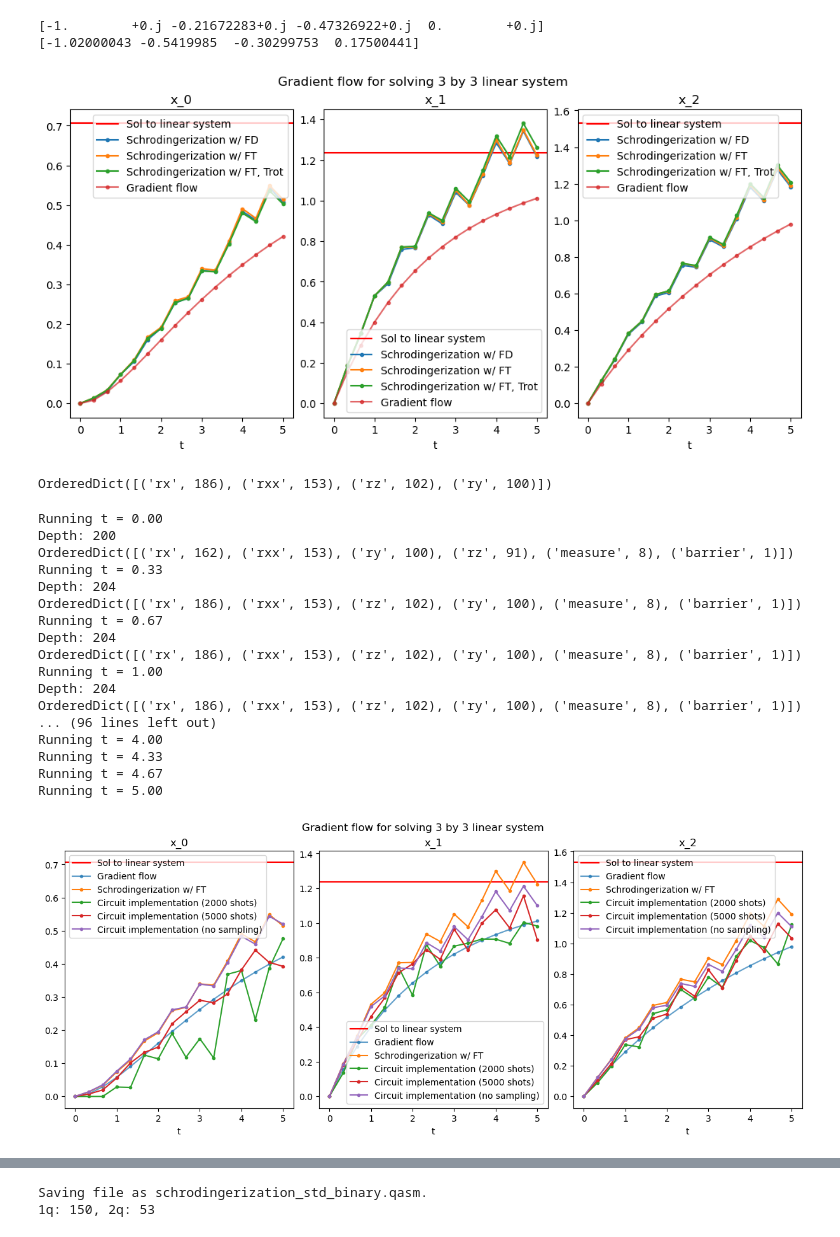
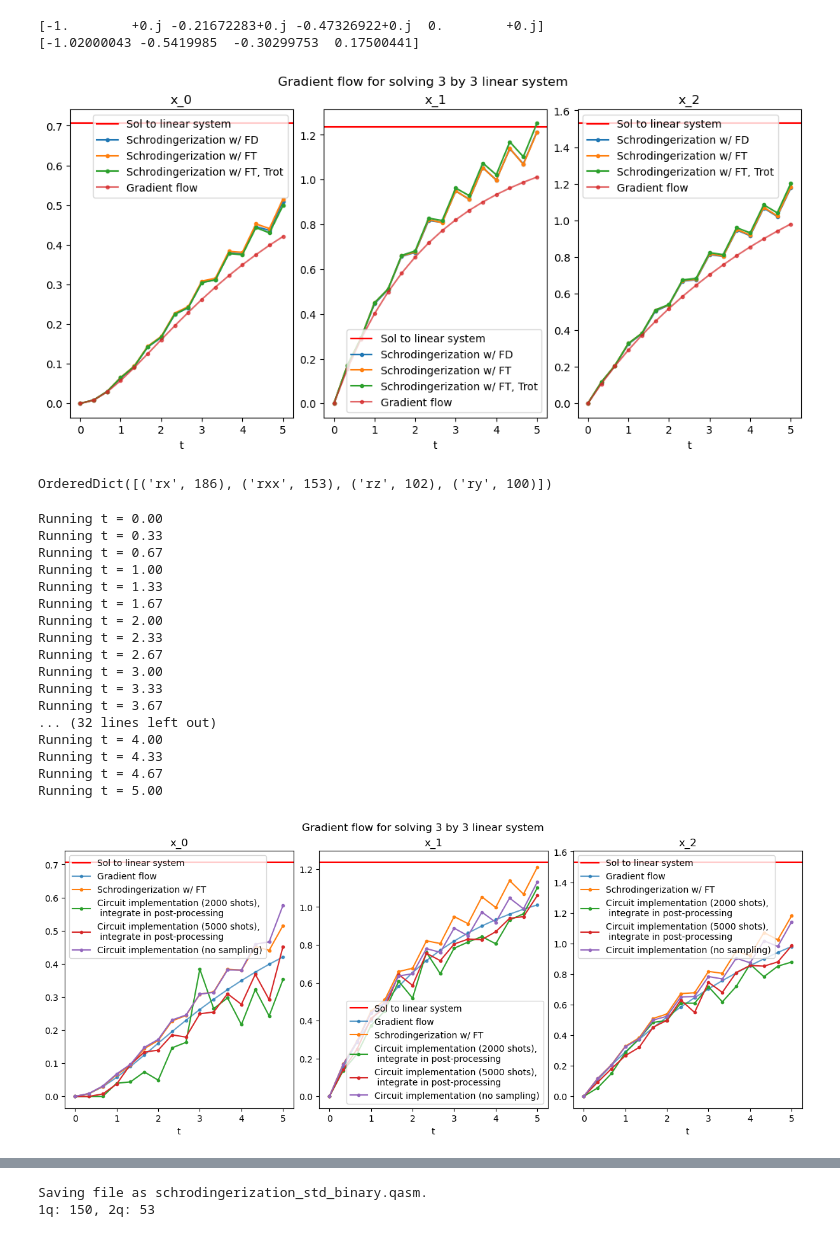
Before and after one commit to jli0108/quantum-diff-eq-ham-ebd, a Jupyter notebook: linear_system_std_binary.ipynb, the cells around one changed output, grey strips where cells are left out. Drawn from its saved outputs; the diff is of its cells as text; code cells hidden in the pictures.

```diff
--- a/linear_system_std_binary.ipynb
+++ b/linear_system_std_binary.ipynb
@@ -133,23 +133,26 @@ b:
  [0.33799841]]
 Ground truth: [0.70588235 1.23529412 1.52941176]
 # %%
-R = 7
-L = -R
+# R = 7
+# n_p = 6
+R = 6
 n_p = 6
 # R = 3.5
-# L = -R
 # n_p = 4
 N_p = 2 ** n_p
-h = (R - L) / (N_p - 1)
+h = (2 * R) / (N_p - 1)
+p = np.linspace(-R, R, N_p)
+
 n_x = int(np.log2(A_tilde.shape[0]))
 print("N_p:", N_p)
 print(f"Total number of qubits: {n_p + n_x}")
 T = 5
+# T = 5
 N_t = 16
 r = 5
-u_recover = solve_gradient_flow(A, b, x_0, N_p, L, R, T, N_t, schrodingerization)
-u_recover_ft = solve_gradient_flow(A, b, x_0, N_p, L, R, T, N_t, schrodingerization_ft)
-u_recover_trot = solve_gradient_flow(A, b, x_0, N_p, L, R, T, N_t, schrodingerization_ft_trot, r=r)
+u_recover = solve_gradient_flow(A, b, x_0, N_p, R, T, N_t, schrodingerization)
+u_recover_ft = solve_gradient_flow(A, b, x_0, N_p, R, T, N_t, schrodingerization_ft)
+u_recover_trot = solve_gradient_flow(A, b, x_0, N_p, R, T, N_t, schrodingerization_ft_trot, r=r)
 
 print(f"Relative error (Schrodingerization): {np.linalg.norm(u_recover[-1,:] - x_sol) / np.linalg.norm(x_sol) : 0.3f}")
 print(f"Relative error (Schrodingerization with FT): {np.linalg.norm(u_recover_ft[-1,:] - x_sol) / np.linalg.norm(x_sol) : 0.3f}")
@@ -223,7 +226,7 @@ for i in range(3):
 plt.suptitle(f"Gradient flow for solving {dimension} by {dimension} linear system")
 plt.show()
 # %% [output]
-[figure, old version]
+[figure, new version]
 # %%
 # x,y,z = np.random.randn(), np.random.randn(), np.random.randn()
 # a_vec = np.array([x,y,z])
@@ -563,5 +590,5 @@ plt.show()
 # %%
-circuit = get_full_circuit(n_x, n_p, T, H_1, H_2, r, L, R)
+circuit = get_full_circuit(n_x, n_p, T, H_1, H_2, r, R)
 # circuit.measure_all()
 compiled_circuit = transpile(circuit, basis_gates=['rx', 'ry', 'rz', 'rxx'], optimization_level=1)
 compiled_circuit.count_ops()
@@ -593,9 +620,10 @@ for i in range(3):
     # axs[i].set_ylim([-2, 2])
 
 
-p = np.linspace(L, R, N_p)
-amplitude_vector = np.fft.fft(np.exp(-np.abs(p)), norm="ortho")
-normalization_factor = np.linalg.norm(amplitude_vector)
+# amplitude_vector = np.fft.fft(np.exp(-np.abs(p)), norm="ortho")
+# normalization_factor = np.linalg.norm(amplitude_vector)
+# Analytical approximation of normalization factor
+normalization_factor_state_prep = np.sqrt((1 - np.exp(-2 * R)) / h)
 n = n_x + n_p
 
 for shots in shots_vals:
@@ -604,11 +632,11 @@ for shots in shots_vals:
         print(f"Running t ={t : 0.2f}")
 
         # Simulate with sampling
-        circuit = get_full_circuit(n_x, n_p, t, H_1, H_2, r, L, R)
+        circuit = get_full_circuit(n_x, n_p, t, H_1, H_2, r, R)
         circuit.measure_all()
         compiled_circuit = transpile(circuit, basis_gates=['rx', 'ry', 'rz', 'rxx'], optimization_level=1)
-        print("Depth:", compiled_circuit.depth())
-        print(compiled_circuit.count_ops())
+        # print("Depth:", compiled_circuit.depth())
+        # print(compiled_circuit.count_ops())
 
         # Run the quantum circuit on a statevector simulator backend
         backend = Aer.get_backend('statevector_simulator')
@@ -643,64 +671,67 @@ for shots in shots_vals:
 
         lambda_min = -norm(b)/2
         a = -lambda_min * t
-        a_idx = int((a - L) / h)
+        assert 0 <= a < R, "a is not within [0,R], increase R"
+        a_idx = N_p // 2 + int(a / h)
         # u_recover[i] = np.exp(a) * np.sum(np.reshape(v, newshape=(N_t, dimension, N))[i,:,a_idx:], axis=1) * h
-        u_recover_circ[i] = (normalization_factor * np.exp(a) * np.sum(np.reshape(np.sqrt(dist_sim), newshape=(dimension + 1, N_p))[:,a_idx:], axis=1) * h)[:-1].real
+        u_recover_circ[i] = (normalization_factor_state_prep * np.exp(a) * np.sum(np.reshape(np.sqrt(dist_sim), newshape=(dimension + 1, N_p))[:,a_idx:], axis=1) * h)[:-1].real
         # plt.legend()
         # plt.show()
 
+    for i in range(3):
+        axs[i].plot(t_vals, u_recover_circ[:,i].real, '-o', label=f"Circuit implementation ({shots} shots),\n integrate in post-processing", markersize=3)
 
-    for i in range(3):
-        axs[i].plot(t_vals, u_recover_circ[:,i].real, '-o', label=f"Circuit implementation ({shots} shots)", markersize=3)
 
 u_recover_circ = np.zeros((N_t, dimension))
 for i, t in enumerate(t_vals):
     print(f"Running t ={t : 0.2f}")
 
     # Simulate without sampling
-    circuit = get_full_circuit(n_x, n_p, t, H_1, H_2, r, L, R)
+    circuit = get_full_circuit(n_x, n_p, t, H_1, H_2, r, R)
     compiled_circuit = transpile(circuit, basis_gates=['rx', 'ry', 'rz', 'rxx'], optimization_level=1)
     # print("Depth:", compiled_circuit.depth())
     # print(compiled_circuit.count_ops())
 
     # Run the quantum circuit on a statevector simulator backend
     backend = Aer.get_backend('statevector_simulator')
     job = backend.run(compiled_circuit)
     result = job.result()
     output_state = np.array(result.get_statevector(compiled_circuit))
     dist_ideal = np.abs(output_state)**2
 
     lambda_min = -norm(b)/2
     a = -lambda_min * t
-    a_idx = int((a - L) / h)
+    assert 0 <= a < R, "a is not within [0,R], increase R"
+
+    a_idx = N_p // 2 + int(a / h)
     # u_recover[i] = np.exp(a) * np.sum(np.reshape(v, newshape=(N_t, dimension, N))[i,:,a_idx:], axis=1) * h
-    u_recover_circ[i] = (normalization_factor * np.exp(a) * np.sum(np.reshape(np.sqrt(dist_ideal), newshape=(dimension + 1, N_p))[:,a_idx:], axis=1) * h)[:-1].real
+    u_recover_circ[i] = (normalization_factor_state_prep * np.exp(a) * np.sum(np.reshape(np.sqrt(dist_ideal), newshape=(dimension + 1, N_p))[:,a_idx:], axis=1) * h)[:-1].real
     # plt.legend()
     # plt.show()
 for i in range(3):
     axs[i].plot(t_vals, u_recover_circ[:,i].real, '-o', label=f"Circuit implementation (no sampling)", markersize=3)
 
 
 for i in range(3):
     axs[i].legend()
 plt.suptitle(f"Gradient flow for solving {dimension} by {dimension} linear system")
 plt.show()
 # %% [output]
 Running t = 0.00
-Depth: 200
-OrderedDict([('rx', 162), ('rxx', 153), ('ry', 100), ('rz', 91), ('measure', 8), ('barrier', 1)])
 Running t = 0.33
-Depth: 204
-OrderedDict([('rx', 186), ('rxx', 153), ('rz', 102), ('ry', 100), ('measure', 8), ('barrier', 1)])
 Running t = 0.67
-Depth: 204
-OrderedDict([('rx', 186), ('rxx', 153), ('rz', 102), ('ry', 100), ('measure', 8), ('barrier', 1)])
 Running t = 1.00
-Depth: 204
-OrderedDict([('rx', 186), ('rxx', 153), ('rz', 102), ('ry', 100), ('measure', 8), ('barrier', 1)])
-... (96 lines left out)
+Running t = 1.33
+Running t = 1.67
+Running t = 2.00
+Running t = 2.33
+Running t = 2.67
+Running t = 3.00
+Running t = 3.33
+Running t = 3.67
+... (32 lines left out)
 Running t = 4.00
 Running t = 4.33
 Running t = 4.67
 Running t = 5.00
-[figure, old version]
+[figure, new version]
```
Also changed, not shown: parts of 9 cells of this notebook, 1 other file.
